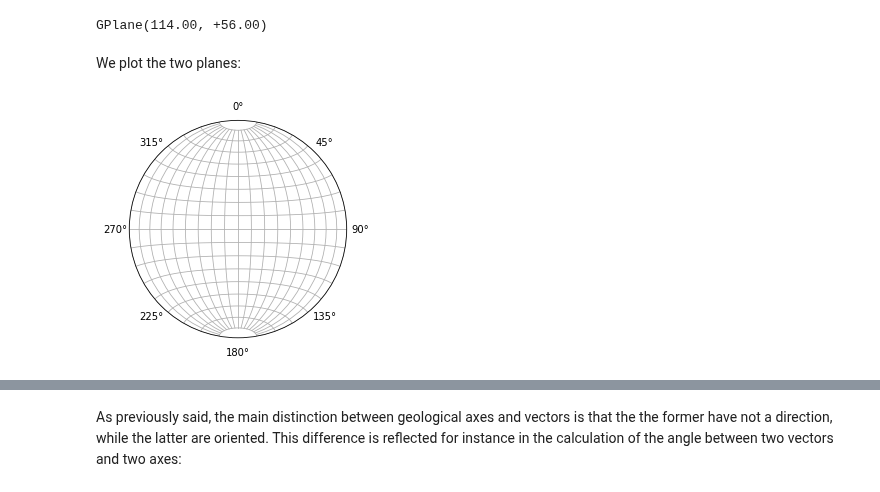
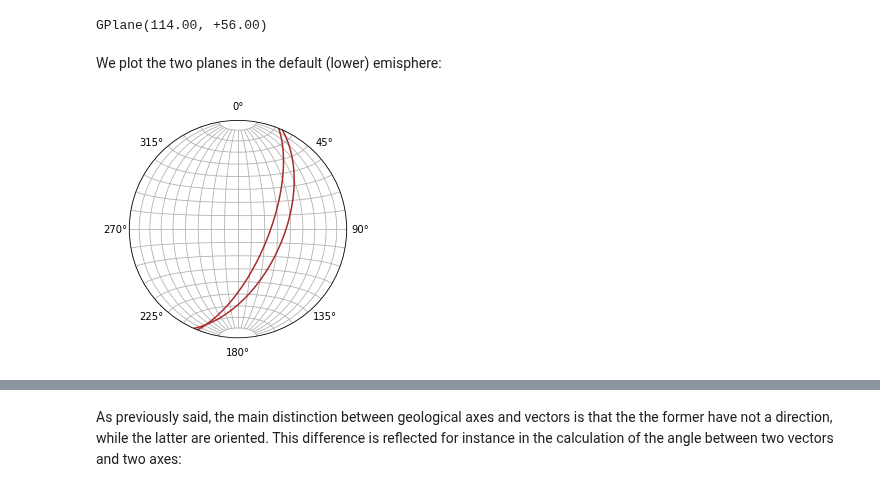
Before and after one commit to mauroalberti/gsf, a Jupyter notebook: notebooks/pygsf 1 - geometry.ipynb, the cells around one changed output, grey strips where cells are left out. Saved outputs shown, nothing was run; the diff lists cells and outputs as text; code cells hidden in the pictures.

Commit message:
Reimplemented GPlane plot

```diff
--- a/notebooks/pygsf 1 - geometry.ipynb
+++ b/notebooks/pygsf 1 - geometry.ipynb
@@ -268,8 +265,8 @@ print(gpl2)
 # %% [output]
 GPlane(114.00, +56.00)
 # %% [markdown]
-We plot the two planes:
+We plot the two planes in the default (lower) emisphere:
 # %%
-splot([gpl1, gpl2])
+splot([(gpl1, gpl2, "c=brown")])
 # %% [output]
-[figure, old version]
+[figure, new version]
```
Also changed, not shown: parts of 5 cells of this notebook, 3 other files.
